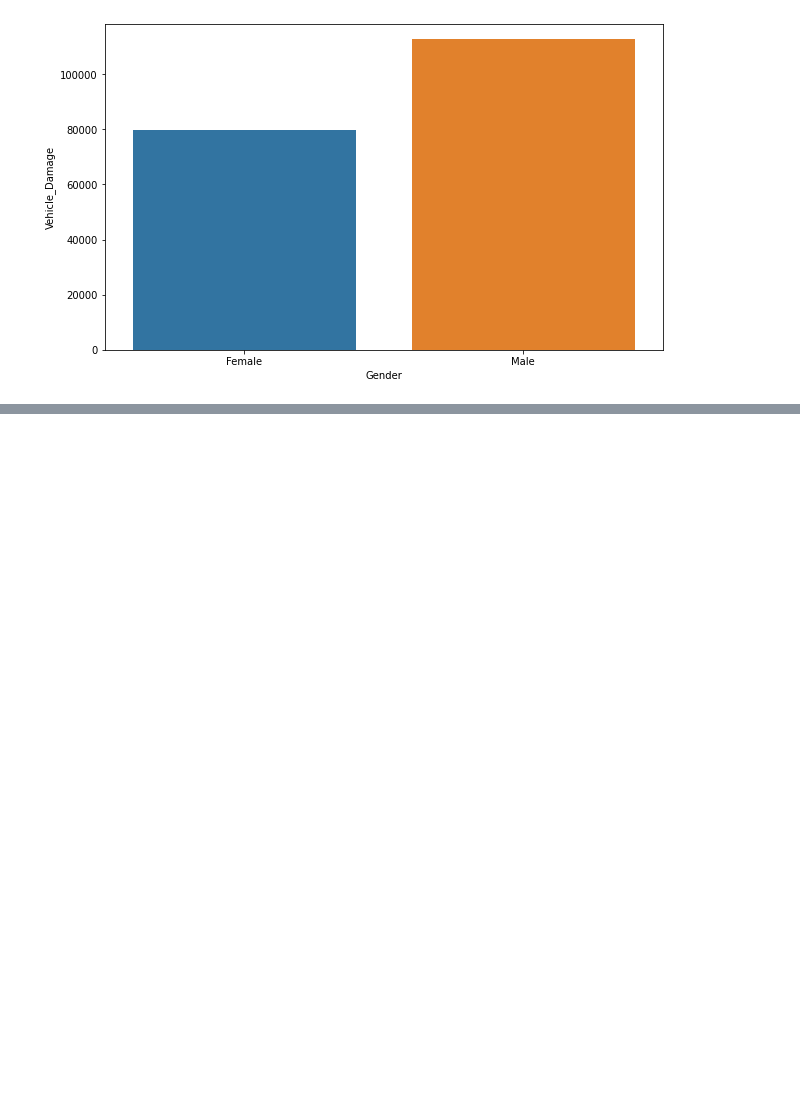
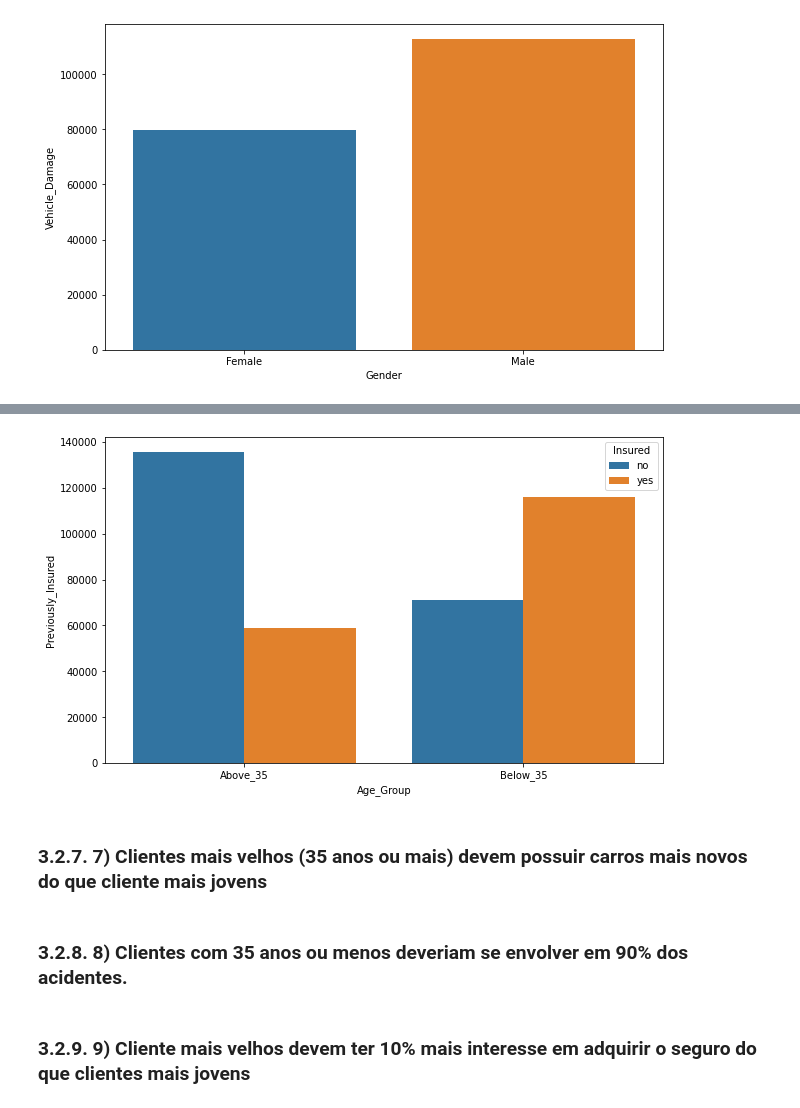
Before and after one commit to cristiandaco/health_insurance_cross_sell, a Jupyter notebook: 03_analise_exploratoria.ipynb, the cells around one changed output, grey strips where cells are left out. Cells and saved outputs as stored; diff of their text form; code cells hidden in the pictures; blank space fills up the shorter version.

```diff
--- a/03_analise_exploratoria.ipynb
+++ b/03_analise_exploratoria.ipynb
@@ -236,0 +274,14 @@ sns.barplot( x = 'Gender', y = 'Vehicle_Damage', data = aux3 );
+# %%
+aux6 = df3[['Previously_Insured', 'Insured', 'Age_Group']].groupby( ['Age_Group', 'Insured'] ).count().reset_index()
+
+
+plt.figure( figsize = (10, 6) )
+sns.barplot( x = 'Age_Group', y = 'Previously_Insured', hue = 'Insured', data = aux6 );
+# %% [output]
+[figure, added]
+# %% [markdown]
+### 3.2.7. 7) Clientes mais velhos (35 anos ou mais) devem possuir carros mais novos do que cliente mais jovens
+# %% [markdown]
+### 3.2.8. 8) Clientes com 35 anos ou menos deveriam se envolver em 90% dos acidentes.
+# %% [markdown]
+### 3.2.9. 9) Cliente mais velhos devem ter 10% mais interesse em adquirir o seguro do que clientes mais jovens
```
Also changed, not shown: parts of 11 cells of this notebook.
